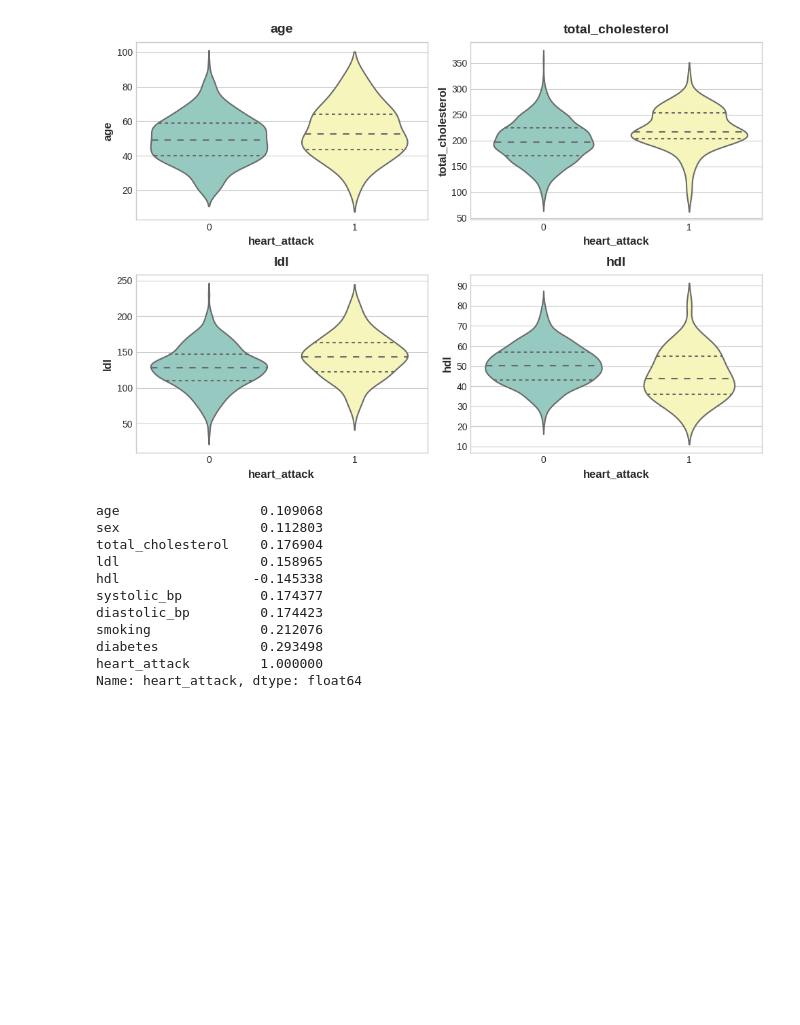
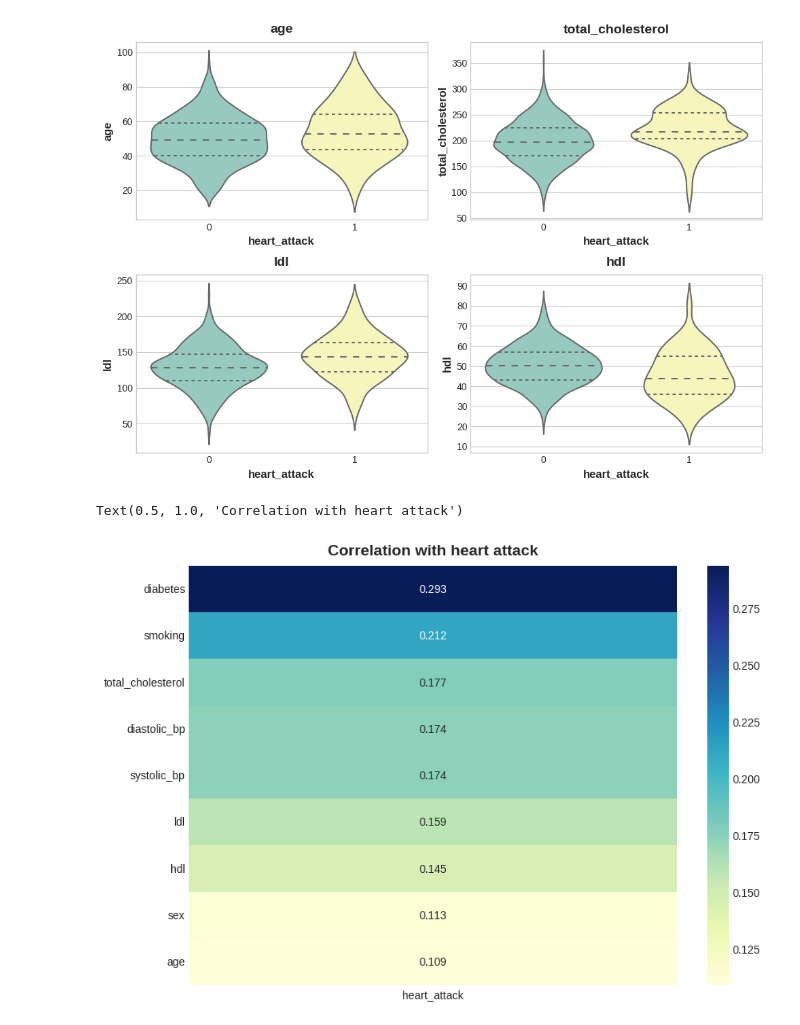
Before and after one commit to WONYOUNG-SONG/Kaggle, a Jupyter notebook: HeartAttackRiskAssessment/submission.ipynb, the cells around one changed output. Saved outputs shown, nothing was run; the diff lists cells and outputs as text; code cells hidden in the pictures; blank space fills up the shorter version.

```diff
--- a/HeartAttackRiskAssessment/submission.ipynb
+++ b/HeartAttackRiskAssessment/submission.ipynb
@@ -101,17 +115,14 @@ for i, feature in enumerate(features[1]):
     ax[1][i].set_title(feature)
 # %% [output]
 [figure]
-# %%
-print(HAR.corr()['heart_attack'])
-# %% [output]
-age                  0.109068
-sex                  0.112803
-total_cholesterol    0.176904
-ldl                  0.158965
-hdl                 -0.145338
-systolic_bp          0.174377
-diastolic_bp         0.174423
-smoking              0.212076
-diabetes             0.293498
-heart_attack         1.000000
-Name: heart_attack, dtype: float64
+# %%
+correlation = (HAR.corrwith(HAR.heart_attack).sort_values(ascending=False).drop('heart_attack'))
+correlation['hdl'] = -correlation['hdl']
+correlation = pd.DataFrame(correlation.sort_values(ascending=False)).rename(columns = {0: 'heart_attack'})
+
+plt.figure(figsize=(9, 6))
+sns.heatmap(correlation, annot=True, cmap='YlGnBu', fmt=".3f")
+plt.title('Correlation with heart attack')
+# %% [output]
+Text(0.5, 1.0, 'Correlation with heart attack')
+[figure, added]
```
Also changed, not shown: parts of 7 cells of this notebook.
